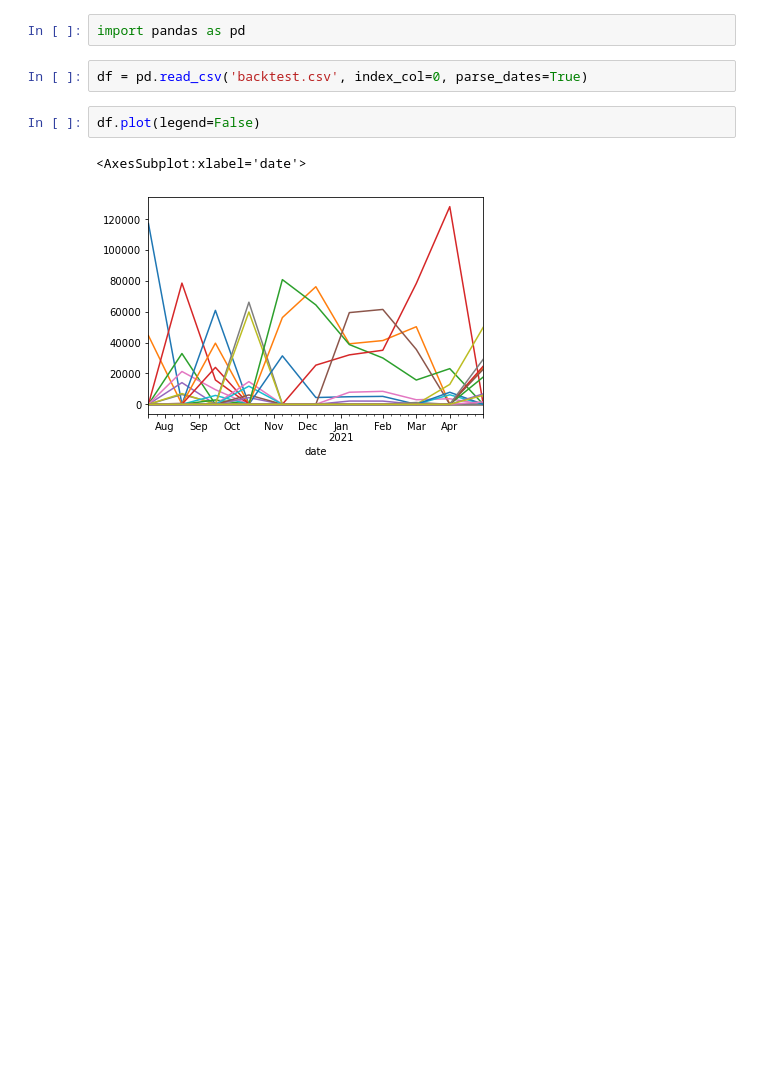
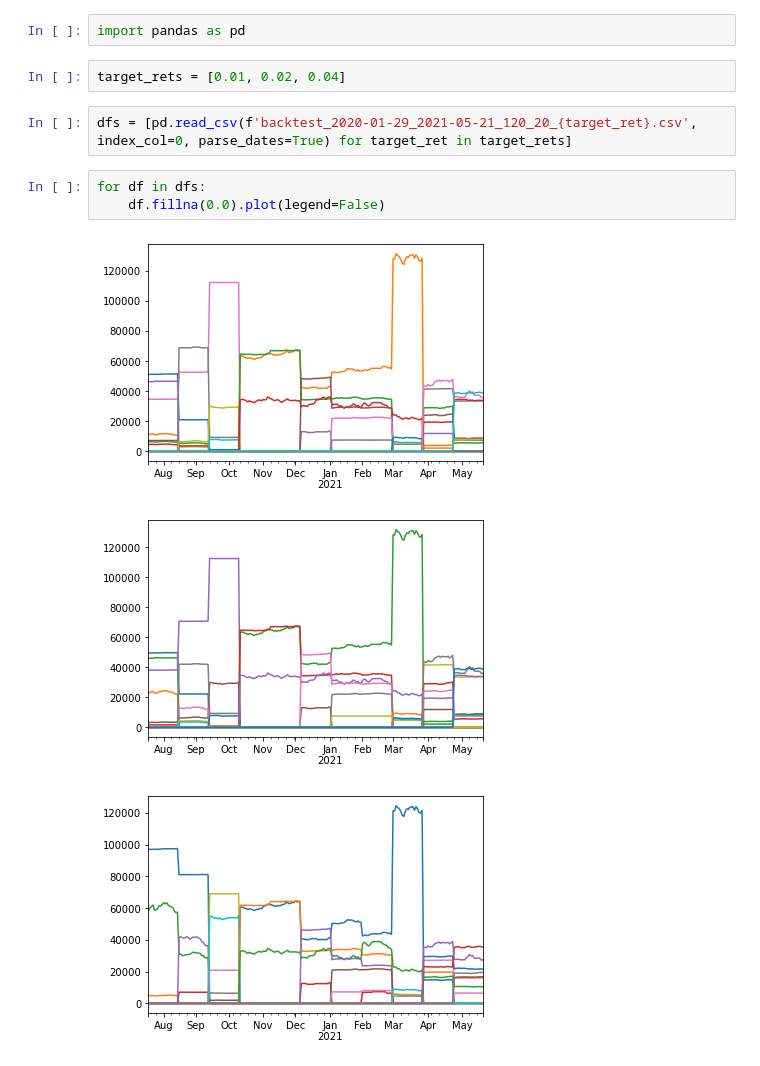
Before and after one commit to joshualee155/FundOptimizer, a Jupyter notebook: backtest.ipynb, the cells around one changed output. Drawn from its saved outputs; the diff is of its cells as text; blank space fills up the shorter version.

Commit message:
add a simple backtester

```diff
--- a/backtest.ipynb
+++ b/backtest.ipynb
@@ -1,10 +1,14 @@
 # %%
 import pandas as pd
+# %%
+target_rets = [0.01, 0.02, 0.04]
 # %%
-df = pd.read_csv('backtest.csv', index_col=0, parse_dates=True)
+dfs = [pd.read_csv(f'backtest_2020-01-29_2021-05-21_120_20_{target_ret}.csv', index_col=0, parse_dates=True) for target_ret in target_rets]
 # %%
-df.plot(legend=False)
+for df in dfs:
+    df.fillna(0.0).plot(legend=False)
 # %% [output]
-<AxesSubplot:xlabel='date'>
-[figure, old version]
+[figure, new version]
+[figure, added]
+[figure, added]
 # %%
```
Also changed, not shown: parts of 2 cells of this notebook, 14 other files.
